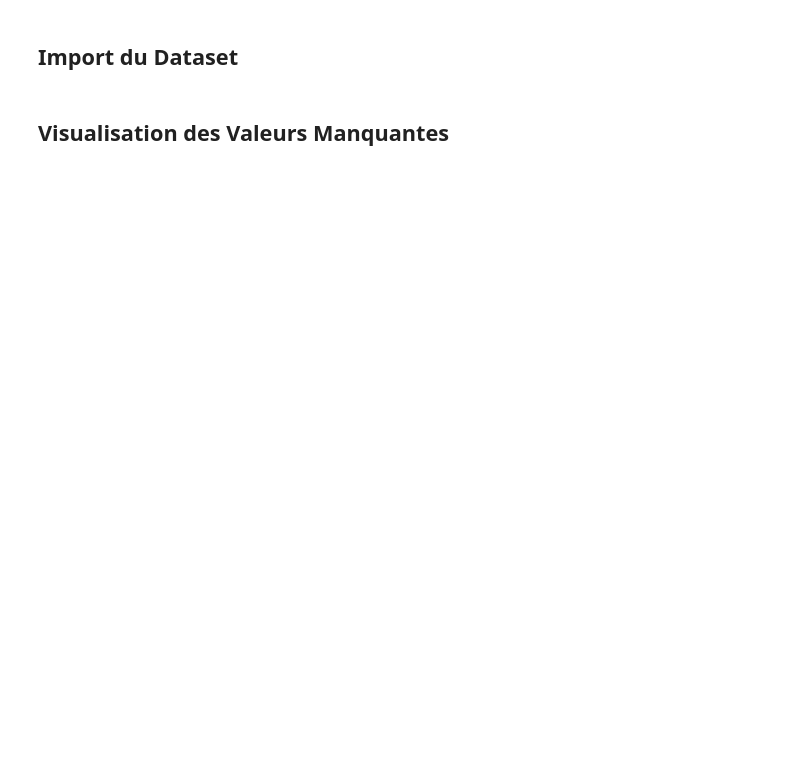
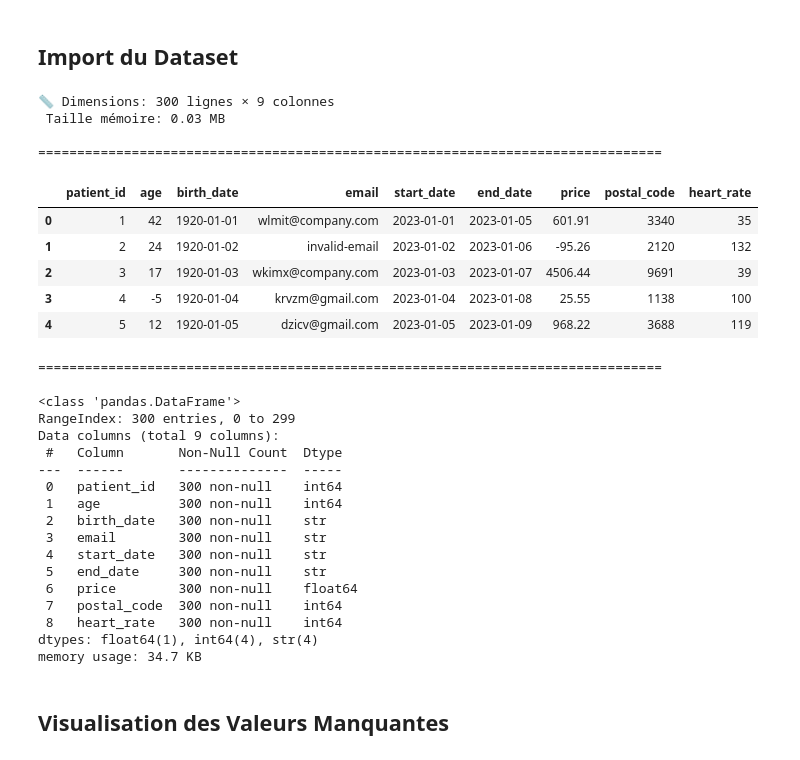
Before and after one commit to achahbounehamid/Pipeline-ETL---Ingestion-transformation-et-chargement-de-donn-es-multi-sources, a Jupyter notebook: TP/TP4_Data_Cleansing_TP4.ipynb, the cells around one changed output. Drawn from its saved outputs; the diff is of its cells as text; code cells hidden in the pictures; blank space fills up the shorter version.

```diff
--- a/TP/TP4_Data_Cleansing_TP4.ipynb
+++ b/TP/TP4_Data_Cleansing_TP4.ipynb
@@ -35,19 +62,48 @@ print(" Bibliothèques importées avec succès!")
 ## Import du Dataset
 # %%
 # Charger le dataset
-df = pd.read_csv('healthcare_inconsistent.csv')
+df = pd.read_csv(r'C:\Users\Utilisateur\Desktop\e-commerce\Pipeline-ETL---Ingestion-transformation-et-chargement-de-donn-es-multi-sources\data\healthcare_inconsistent.csv')
 
 # Afficher les informations de base
 print(f"📏 Dimensions: {df.shape[0]} lignes × {df.shape[1]} colonnes")
 print(f" Taille mémoire: {df.memory_usage(deep=True).sum() / 1024**2:.2f} MB")
 print("\n" + "="*80 + "\n")
 
 # Aperçu des données
 display(df.head())
 print("\n" + "="*80 + "\n")
 
 # Informations sur les colonnes
 df.info()
+# %% [output]
+📏 Dimensions: 300 lignes × 9 colonnes
+ Taille mémoire: 0.03 MB
+
+================================================================================
+|  | patient_id | age | birth_date | email | start_date | end_date | price | postal_code | heart_rate |
+| 0 | 1 | 42 | 1920-01-01 | wlmit@company.com | 2023-01-01 | 2023-01-05 | 601.91 | 3340 | 35 |
+| 1 | 2 | 24 | 1920-01-02 | invalid-email | 2023-01-02 | 2023-01-06 | -95.26 | 2120 | 132 |
+| 2 | 3 | 17 | 1920-01-03 | wkimx@company.com | 2023-01-03 | 2023-01-07 | 4506.44 | 9691 | 39 |
+| 3 | 4 | -5 | 1920-01-04 | krvzm@gmail.com | 2023-01-04 | 2023-01-08 | 25.55 | 1138 | 100 |
+| 4 | 5 | 12 | 1920-01-05 | dzicv@gmail.com | 2023-01-05 | 2023-01-09 | 968.22 | 3688 | 119 |
+================================================================================
+
+<class 'pandas.DataFrame'>
+RangeIndex: 300 entries, 0 to 299
+Data columns (total 9 columns):
+ #   Column       Non-Null Count  Dtype
+---  ------       --------------  -----
+ 0   patient_id   300 non-null    int64
+ 1   age          300 non-null    int64
+ 2   birth_date   300 non-null    str
+ 3   email        300 non-null    str
+ 4   start_date   300 non-null    str
+ 5   end_date     300 non-null    str
+ 6   price        300 non-null    float64
+ 7   postal_code  300 non-null    int64
+ 8   heart_rate   300 non-null    int64
+dtypes: float64(1), int64(4), str(4)
+memory usage: 34.7 KB
 # %% [markdown]
 ## Visualisation des Valeurs Manquantes
 # %%
```
Also changed, not shown: parts of 28 cells of this notebook, 3 other files.
